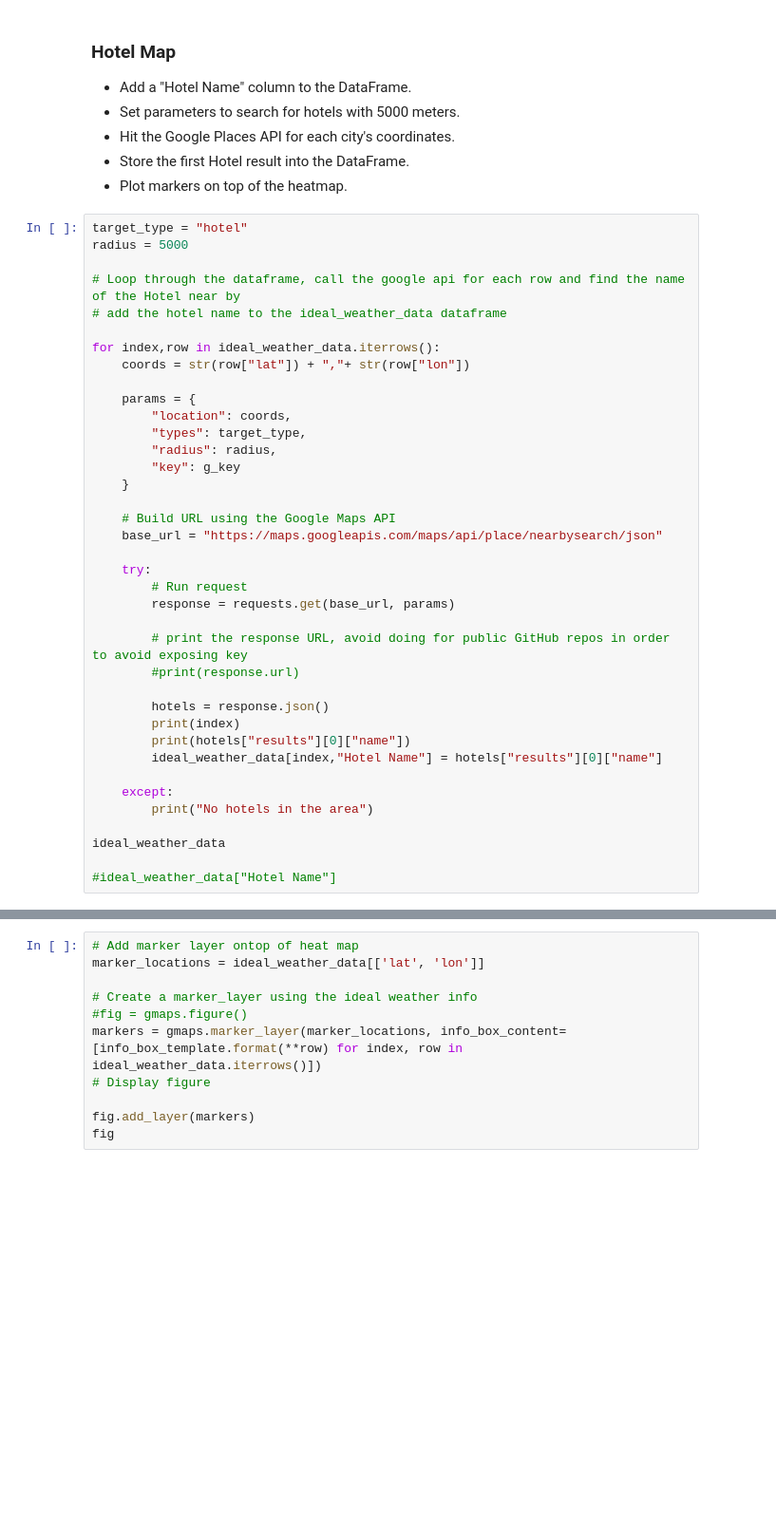
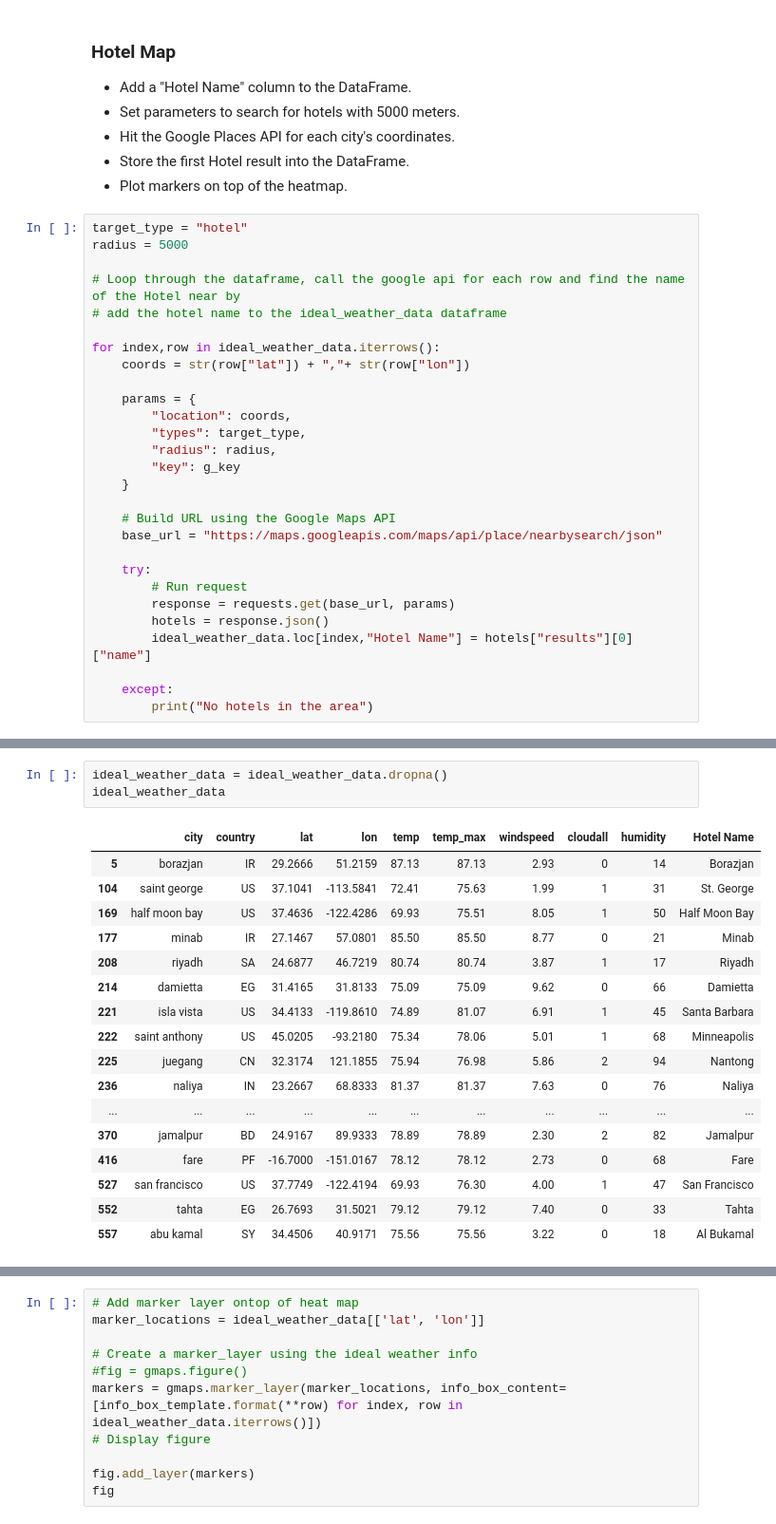
Before and after one commit to sweeneygood/python-api-challenge, a Jupyter notebook: VacationPy.ipynb, the cells around one changed output, grey strips where cells are left out. Shown at 95% size. Cells and saved outputs as stored; diff of their text form; blank space fills up the shorter version.

```diff
--- a/VacationPy.ipynb
+++ b/VacationPy.ipynb
@@ -128,19 +129,9 @@ for index,row in ideal_weather_data.iterrows():
     try:
         # Run request
         response = requests.get(base_url, params)
-
-        # print the response URL, avoid doing for public GitHub repos in order to avoid exposing key
-        #print(response.url)
-
         hotels = response.json()
-        print(index)
-        print(hotels["results"][0]["name"])
-        ideal_weather_data[index,"Hotel Name"] = hotels["results"][0]["name"]
+        ideal_weather_data.loc[index,"Hotel Name"] = hotels["results"][0]["name"]
 
     except:
         print("No hotels in the area")
-
-ideal_weather_data
-
-#ideal_weather_data["Hotel Name"]
 # %% [output]
@@ -178,3 +139,24 @@ Santa Marta
+# %%
+ideal_weather_data = ideal_weather_data.dropna()
+ideal_weather_data
+# %% [output]
+|  | city | country | lat | lon | temp | temp_max | windspeed | cloudall | humidity | Hotel Name |
+| 5 | borazjan | IR | 29.2666 | 51.2159 | 87.13 | 87.13 | 2.93 | 0 | 14 | Borazjan |
+| 104 | saint george | US | 37.1041 | -113.5841 | 72.41 | 75.63 | 1.99 | 1 | 31 | St. George |
+| 169 | half moon bay | US | 37.4636 | -122.4286 | 69.93 | 75.51 | 8.05 | 1 | 50 | Half Moon Bay |
+| 177 | minab | IR | 27.1467 | 57.0801 | 85.50 | 85.50 | 8.77 | 0 | 21 | Minab |
+| 208 | riyadh | SA | 24.6877 | 46.7219 | 80.74 | 80.74 | 3.87 | 1 | 17 | Riyadh |
+| 214 | damietta | EG | 31.4165 | 31.8133 | 75.09 | 75.09 | 9.62 | 0 | 66 | Damietta |
+| 221 | isla vista | US | 34.4133 | -119.8610 | 74.89 | 81.07 | 6.91 | 1 | 45 | Santa Barbara |
+| 222 | saint anthony | US | 45.0205 | -93.2180 | 75.34 | 78.06 | 5.01 | 1 | 68 | Minneapolis |
+| 225 | juegang | CN | 32.3174 | 121.1855 | 75.94 | 76.98 | 5.86 | 2 | 94 | Nantong |
+| 236 | naliya | IN | 23.2667 | 68.8333 | 81.37 | 81.37 | 7.63 | 0 | 76 | Naliya |
+| ... | ... | ... | ... | ... | ... | ... | ... | ... | ... | ... |
+| 370 | jamalpur | BD | 24.9167 | 89.9333 | 78.89 | 78.89 | 2.30 | 2 | 82 | Jamalpur |
+| 416 | fare | PF | -16.7000 | -151.0167 | 78.12 | 78.12 | 2.73 | 0 | 68 | Fare |
+| 527 | san francisco | US | 37.7749 | -122.4194 | 69.93 | 76.30 | 4.00 | 1 | 47 | San Francisco |
+| 552 | tahta | EG | 26.7693 | 31.5021 | 79.12 | 79.12 | 7.40 | 0 | 33 | Tahta |
+| 557 | abu kamal | SY | 34.4506 | 40.9171 | 75.56 | 75.56 | 3.22 | 0 | 18 | Al Bukamal |
 # %%
 # NOTE: Do not change any of the code in this cell
 
```
Also changed, not shown: parts of 9 cells of this notebook, 8 other files.
